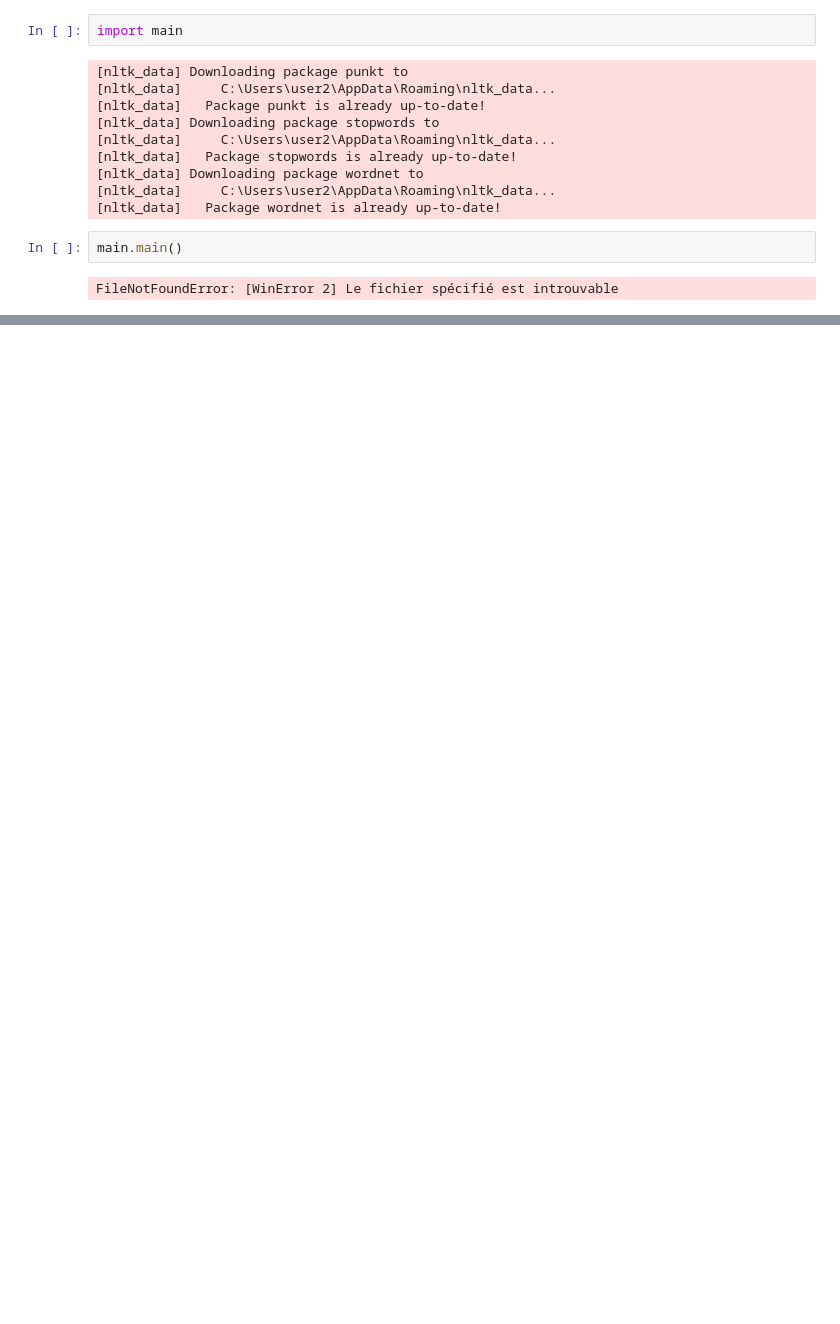
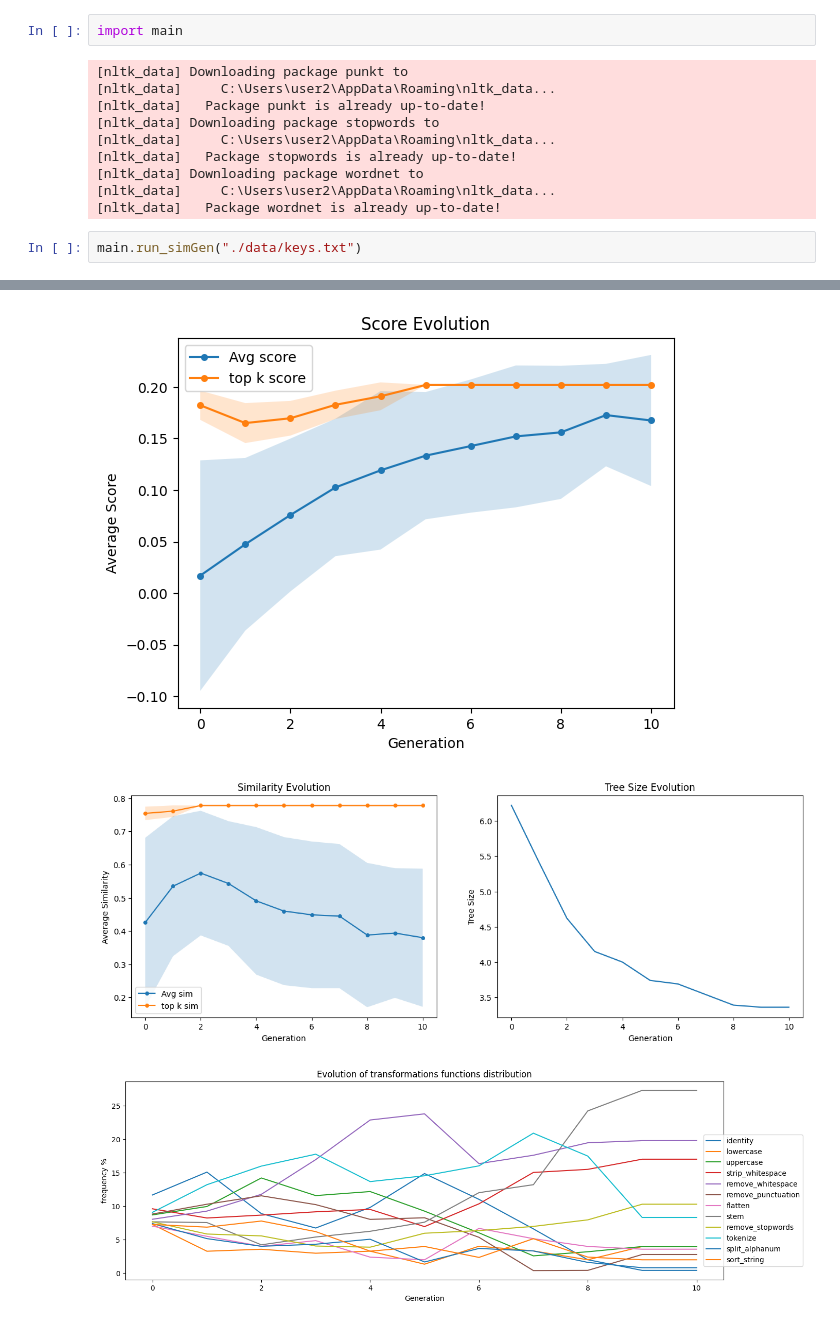
Before and after one commit to AlexandreCombeau/simTree, a Jupyter notebook: test_sim.ipynb, the cells around one changed output, grey strips where cells are left out. Saved outputs shown, nothing was run; the diff lists cells and outputs as text; blank space fills up the shorter version.

```diff
--- a/test_sim.ipynb
+++ b/test_sim.ipynb
@@ -396,7 +165,6 @@ import main
 [nltk_data] Downloading package wordnet to
 [nltk_data]     C:\Users\user2\AppData\Roaming\nltk_data...
 [nltk_data]   Package wordnet is already up-to-date!
-# %%
-main.main()
-# %% [output]
-FileNotFoundError: [WinError 2] Le fichier spécifié est introuvable
+# %%
+main.run_simGen("./data/keys.txt")
+# %% [output]
@@ -402,0 +188,3 @@ FileNotFoundError: [WinError 2] Le fichier spécifié est introuvable
+[figure, added]
+[figure, added]
+[figure, added]
```
Also changed, not shown: parts of 23 cells of this notebook, 10 other files.
